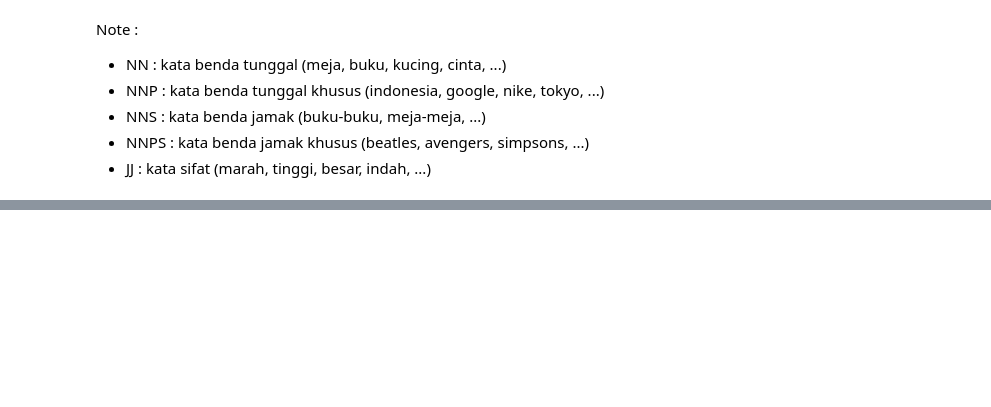
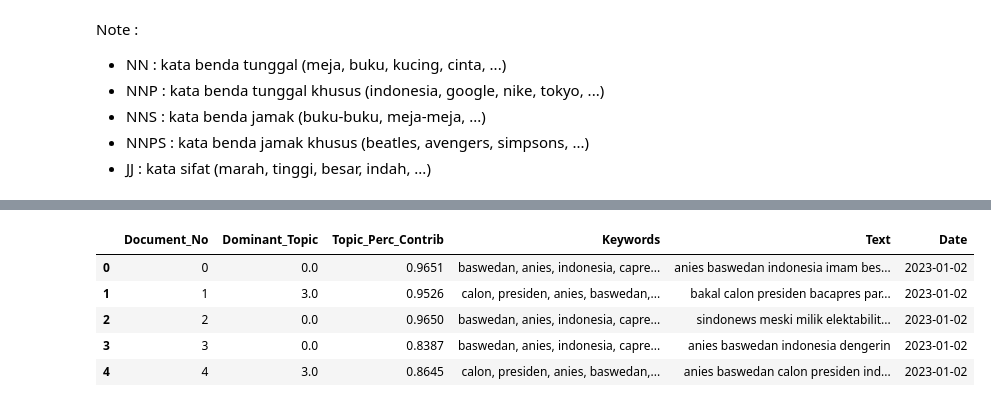
Before and after one commit to SalikFillah/Topic-Modelling, a Jupyter notebook: Latent_Dirichlet_Allocation.ipynb, the cells around one changed output, grey strips where cells are left out. Saved outputs shown, nothing was run; the diff lists cells and outputs as text; code cells hidden in the pictures; blank space fills up the shorter version.

```diff
--- a/Latent_Dirichlet_Allocation.ipynb
+++ b/Latent_Dirichlet_Allocation.ipynb
@@ -166,0 +204,5 @@ bagian preprocessing yang paling vital atau krusial untuk proses LDA dari yang l
+# %%
+# lemma & pos-tag bahasa indonesia
+nlp_id = Indonesian()
+!wget -P data/ https://raw.githubusercontent.com/taudata-indonesia/eLearning/master/data/all_indo_man_tag_corpus_model.crf.tagger
+ct.set_model_file('data/all_indo_man_tag_corpus_model.crf.tagger')
@@ -202,0 +309,26 @@ data = [d for d in data_postTag if d]
+# %%
+def tsne_analysis(ldamodel, corpus):
+    topic_weights = []
+    for i, row_list in enumerate(ldamodel[corpus]):
+        topic_weights.append([w for i, w in row_list])
+
+    # Array of topic weights
+    df_topics = pd.DataFrame(topic_weights).fillna(0).values
+
+    # Keep the well separated points (optional)
+    # arr = arr[np.amax(arr, axis=1) > 0.35]
+
+    # Dominant topic number in each doc
+    topic_nums = np.argmax(df_topics, axis=1)
+
+    # tSNE Dimension Reduction
+    try:
+        tsne_model = TSNE(
+            n_components=2, verbose=1, random_state=0, angle=0.99, init="pca"
+        )
+        tsne_lda = tsne_model.fit_transform(df_topics)
+    except:
+        print("TSNE_ANALYSIS WENT WRONG, PLEASE RE-CHECK YOUR BANK DATASET")
+        return (topic_nums, None)
+
+    return (topic_nums, tsne_lda)
@@ -202,0 +384,3 @@ data = [d for d in data_postTag if d]
+# %%
+# aplikasikan fungsi dan simpan hasilnya ke dalam beberapa variabel berikut
+tsne_lda, lda_model, topic_num, df_dominant_topic = lda_analysis(df)
@@ -202,0 +405,10 @@ data = [d for d in data_postTag if d]
+# %%
+# data untuk pembuatan dashboard
+df_dominant_topic.head()
+# %% [output]
+|  | Document_No | Dominant_Topic | Topic_Perc_Contrib | Keywords | Text | Date |
+| 0 | 0 | 0.0 | 0.9651 | baswedan, anies, indonesia, capre... | anies baswedan indonesia imam bes... | 2023-01-02 |
+| 1 | 1 | 3.0 | 0.9526 | calon, presiden, anies, baswedan,... | bakal calon presiden bacapres par... | 2023-01-02 |
+| 2 | 2 | 0.0 | 0.9650 | baswedan, anies, indonesia, capre... | sindonews meski milik elektabilit... | 2023-01-02 |
+| 3 | 3 | 0.0 | 0.8387 | baswedan, anies, indonesia, capre... | anies baswedan indonesia dengerin | 2023-01-02 |
+| 4 | 4 | 3.0 | 0.8645 | calon, presiden, anies, baswedan,... | anies baswedan calon presiden ind... | 2023-01-02 |
```
Also changed, not shown: parts of 20 cells of this notebook.
